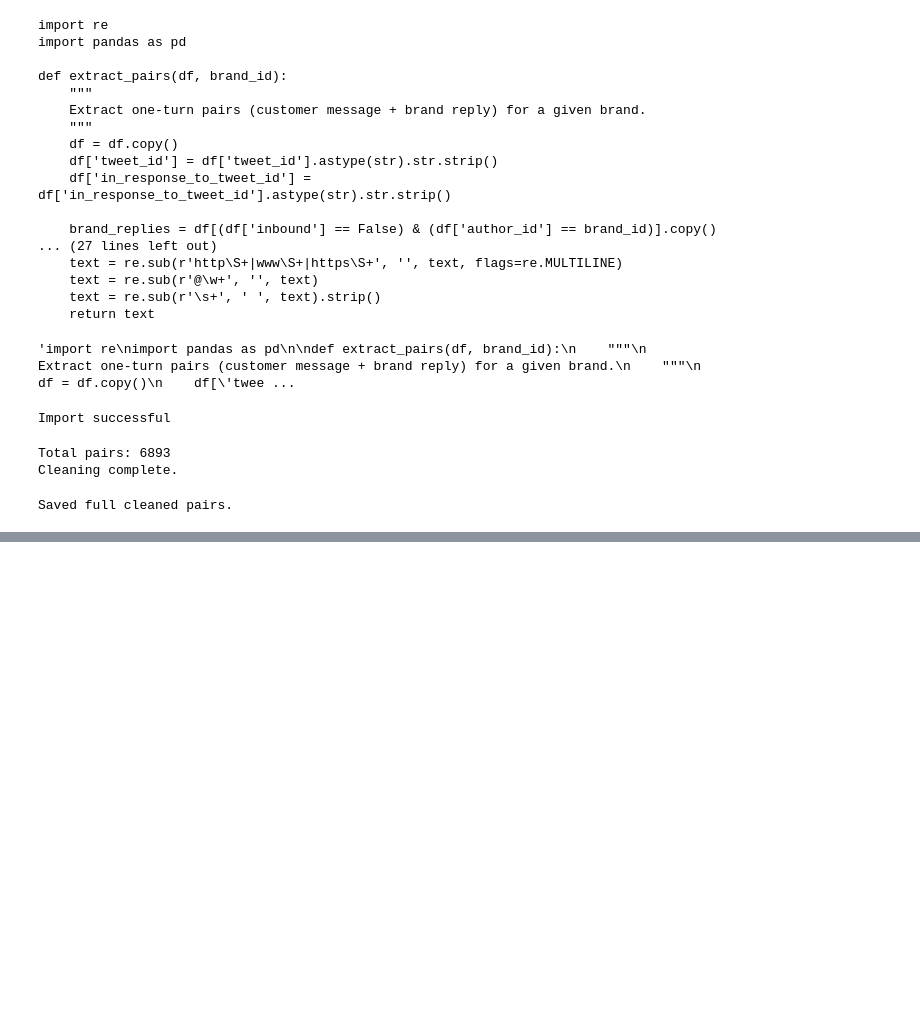
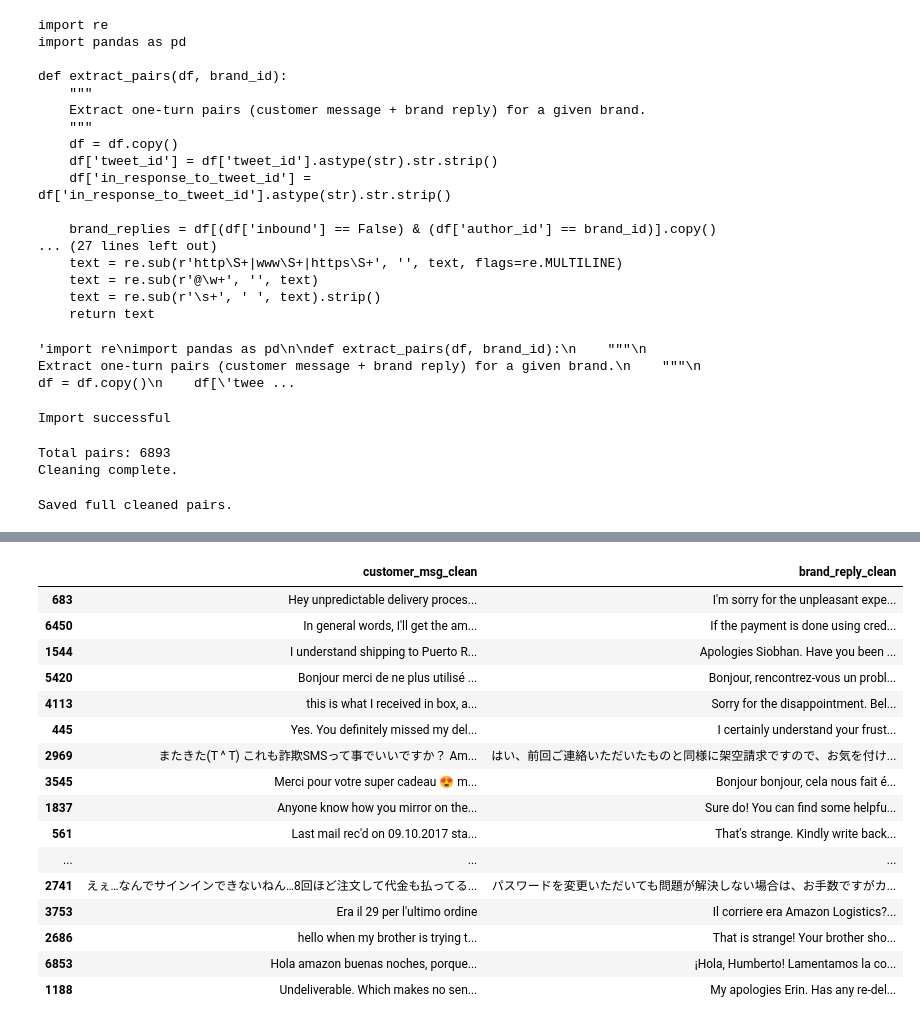
Before and after one commit to ManishKumarLal1/hiver-sde-intern, a Jupyter notebook: notebooks/01_eda.ipynb, the cells around one changed output, grey strips where cells are left out. Cells and saved outputs as stored; diff of their text form; code cells hidden in the pictures; blank space fills up the shorter version.

```diff
--- a/notebooks/01_eda.ipynb
+++ b/notebooks/01_eda.ipynb
@@ -160,0 +253,20 @@ Saved full cleaned pairs.
+# %%
+sample[['customer_msg_clean', 'brand_reply_clean']].sample(30, random_state=7)
+# %% [output]
+|  | customer_msg_clean | brand_reply_clean |
+| 683 | Hey unpredictable delivery proces... | I'm sorry for the unpleasant expe... |
+| 6450 | In general words, I'll get the am... | If the payment is done using cred... |
+| 1544 | I understand shipping to Puerto R... | Apologies Siobhan. Have you been ... |
+| 5420 | Bonjour merci de ne plus utilisé ... | Bonjour, rencontrez-vous un probl... |
+| 4113 | this is what I received in box, a... | Sorry for the disappointment. Bel... |
+| 445 | Yes. You definitely missed my del... | I certainly understand your frust... |
+| 2969 | またきた(T ^ T) これも詐欺SMSって事でいいですか？ Am... | はい、前回ご連絡いただいたものと同様に架空請求ですので、お気を付け... |
+| 3545 | Merci pour votre super cadeau 😍 m... | Bonjour bonjour, cela nous fait é... |
+| 1837 | Anyone know how you mirror on the... | Sure do! You can find some helpfu... |
+| 561 | Last mail rec'd on 09.10.2017 sta... | That's strange. Kindly write back... |
+| ... | ... | ... |
+| 2741 | えぇ…なんでサインインできないねん…8回ほど注文して代金も払ってる... | パスワードを変更いただいても問題が解決しない場合は、お手数ですがカ... |
+| 3753 | Era il 29 per l'ultimo ordine | Il corriere era Amazon Logistics?... |
+| 2686 | hello when my brother is trying t... | That is strange! Your brother sho... |
+| 6853 | Hola amazon buenas noches, porque... | ¡Hola, Humberto! Lamentamos la co... |
+| 1188 | Undeliverable. Which makes no sen... | My apologies Erin. Has any re-del... |
```
Also changed, not shown: parts of 21 cells of this notebook, 10 other files.
